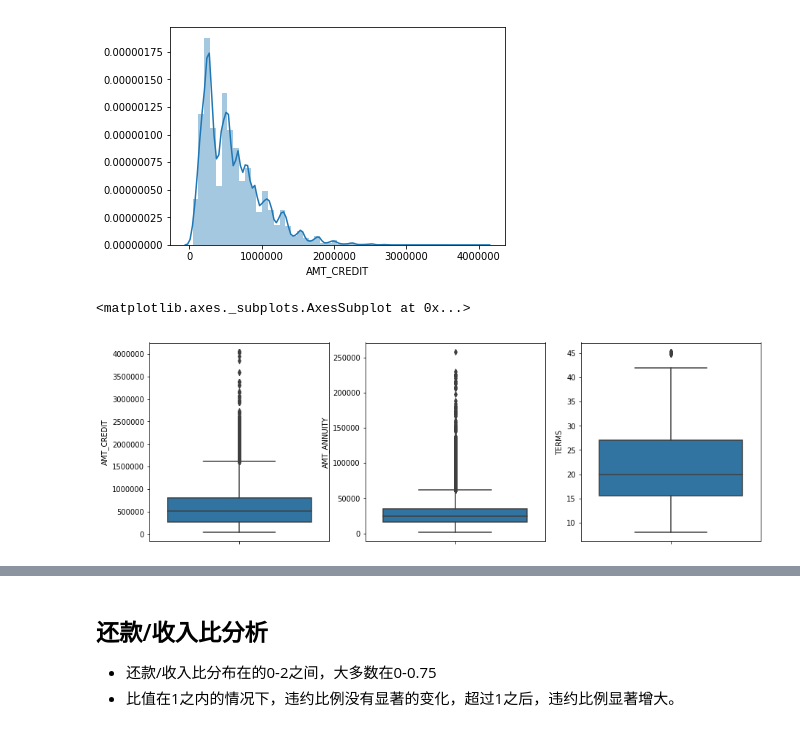
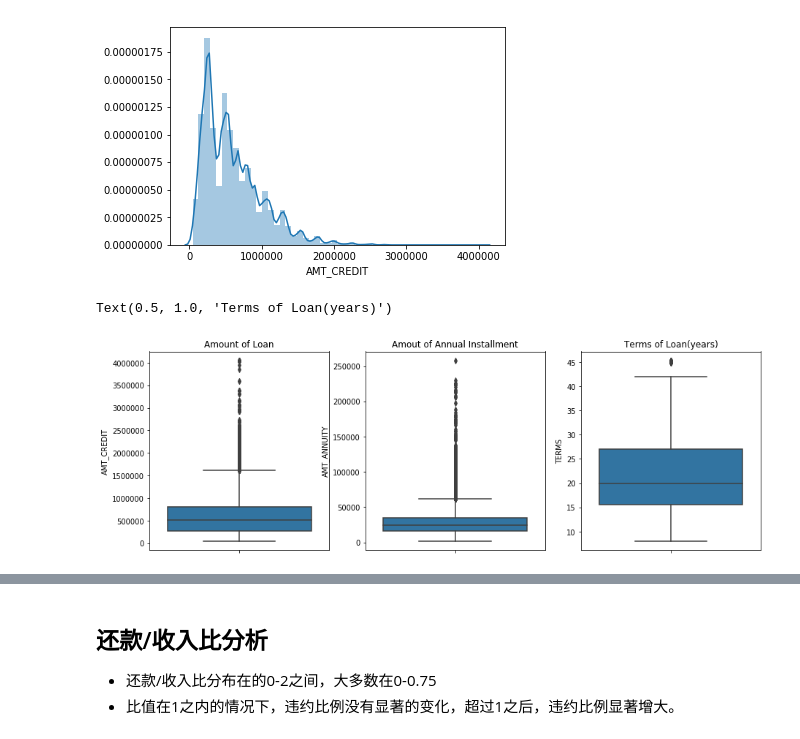
Before and after one commit to Frank2015a/machine_learning_practice, a Jupyter notebook: 02_kaggle/HC_EDA_v0.0.ipynb, the cells around one changed output, grey strips where cells are left out. Cells and saved outputs as stored; diff of their text form; code cells hidden in the pictures.

```diff
--- a/02_kaggle/HC_EDA_v0.0.ipynb
+++ b/02_kaggle/HC_EDA_v0.0.ipynb
@@ -686,12 +844,15 @@ sns.distplot(df_train.AMT_CREDIT)
 # %%
 plt.figure(figsize=(15,5))
 plt.subplot(131)
+plt.title('Amount of Loan')
 sns.boxplot(y='AMT_CREDIT', data=df_train)
 plt.subplot(132)
 sns.boxplot(y='AMT_ANNUITY', data=df_train)
+plt.title('Amout of Annual Installment')
 plt.subplot(133)
 sns.boxplot(data=df_train, y='TERMS')
+plt.title('Terms of Loan(years)')
 # %% [output]
-<matplotlib.axes._subplots.AxesSubplot at 0x...>
+Text(0.5, 1.0, 'Terms of Loan(years)')
-[figure, old version]
+[figure, new version]
 # %%
```
Also changed, not shown: parts of 54 cells of this notebook, 3 other files.
